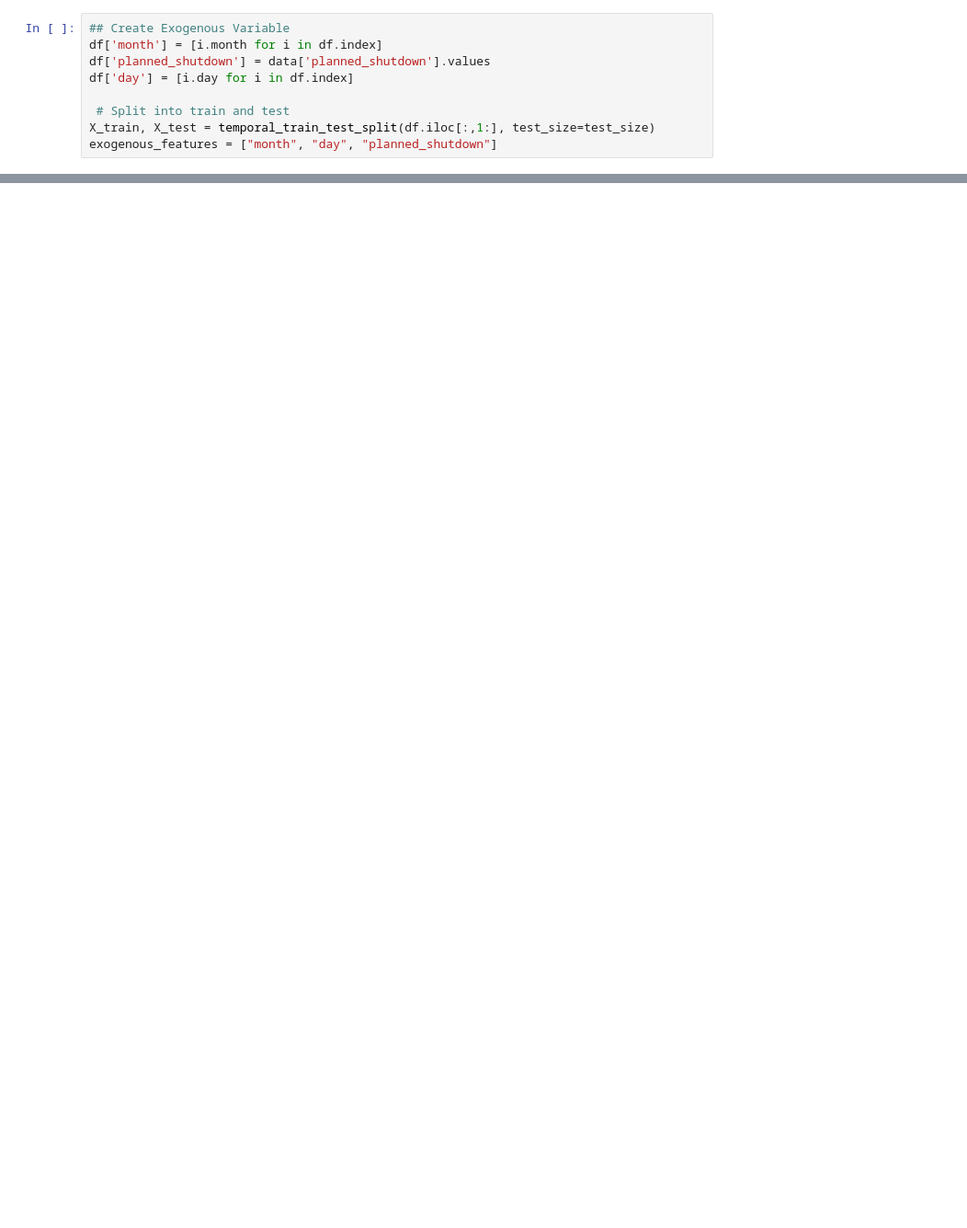
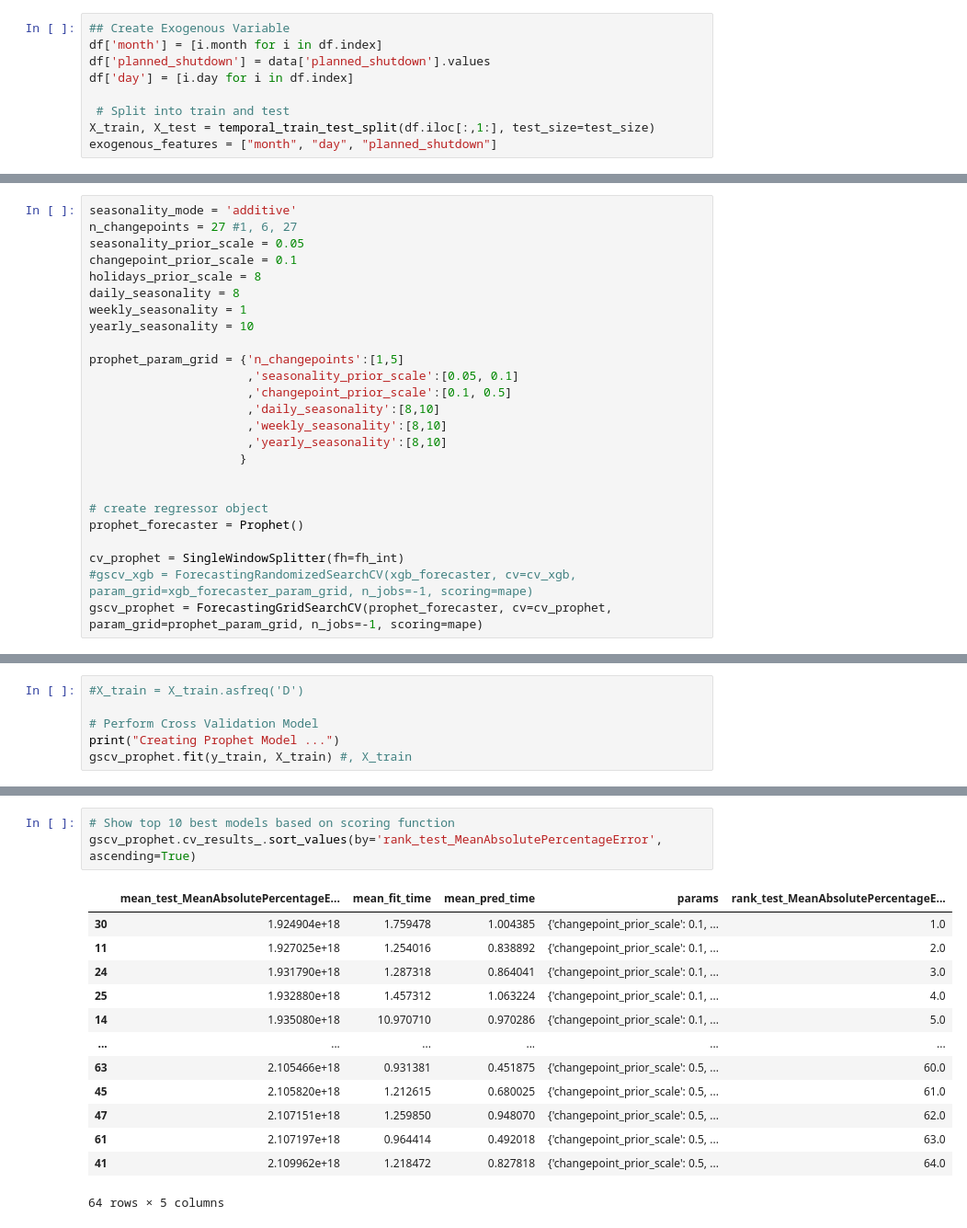
Before and after one commit to kusumy/skk_analytics, a Jupyter notebook: gas_prod/insample/search_model_best_parameter.ipynb, the cells around one changed output, grey strips where cells are left out. Shown: that part at 92% size. Drawn from its saved outputs; the diff is of its cells as text; blank space fills up the shorter version.

```diff
--- a/gas_prod/insample/search_model_best_parameter.ipynb
+++ b/gas_prod/insample/search_model_best_parameter.ipynb
@@ -215,0 +312,25 @@ Random Forest Model Parameters {'backend': 'loky', 'cv__fh': array([  1,   2,
+# %%
+seasonality_mode = 'additive'
+n_changepoints = 27 #1, 6, 27
+seasonality_prior_scale = 0.05
+changepoint_prior_scale = 0.1
+holidays_prior_scale = 8
+daily_seasonality = 8
+weekly_seasonality = 1
+yearly_seasonality = 10
+
+prophet_param_grid = {'n_changepoints':[1,5]
+                      ,'seasonality_prior_scale':[0.05, 0.1]
+                      ,'changepoint_prior_scale':[0.1, 0.5]
+                      ,'daily_seasonality':[8,10]
+                      ,'weekly_seasonality':[8,10]
+                      ,'yearly_seasonality':[8,10]
+                     }
+
+
+# create regressor object
+prophet_forecaster = Prophet()
+
+cv_prophet = SingleWindowSplitter(fh=fh_int)
+#gscv_xgb = ForecastingRandomizedSearchCV(xgb_forecaster, cv=cv_xgb, param_grid=xgb_forecaster_param_grid, n_jobs=-1, scoring=mape)
+gscv_prophet = ForecastingGridSearchCV(prophet_forecaster, cv=cv_prophet, param_grid=prophet_param_grid, n_jobs=-1, scoring=mape)
@@ -215,0 +343,6 @@ Random Forest Model Parameters {'backend': 'loky', 'cv__fh': array([  1,   2,
+# %%
+#X_train = X_train.asfreq('D')
+
+# Perform Cross Validation Model
+print("Creating Prophet Model ...")
+gscv_prophet.fit(y_train, X_train) #, X_train
@@ -215,0 +374,17 @@ Random Forest Model Parameters {'backend': 'loky', 'cv__fh': array([  1,   2,
+# %%
+# Show top 10 best models based on scoring function
+gscv_prophet.cv_results_.sort_values(by='rank_test_MeanAbsolutePercentageError', ascending=True)
+# %% [output]
+|  | mean_test_MeanAbsolutePercentageE... | mean_fit_time | mean_pred_time | params | rank_test_MeanAbsolutePercentageE... |
+| 30 | 1.924904e+18 | 1.759478 | 1.004385 | {'changepoint_prior_scale': 0.1, ... | 1.0 |
+| 11 | 1.927025e+18 | 1.254016 | 0.838892 | {'changepoint_prior_scale': 0.1, ... | 2.0 |
+| 24 | 1.931790e+18 | 1.287318 | 0.864041 | {'changepoint_prior_scale': 0.1, ... | 3.0 |
+| 25 | 1.932880e+18 | 1.457312 | 1.063224 | {'changepoint_prior_scale': 0.1, ... | 4.0 |
+| 14 | 1.935080e+18 | 10.970710 | 0.970286 | {'changepoint_prior_scale': 0.1, ... | 5.0 |
+| ... | ... | ... | ... | ... | ... |
+| 63 | 2.105466e+18 | 0.931381 | 0.451875 | {'changepoint_prior_scale': 0.5, ... | 60.0 |
+| 45 | 2.105820e+18 | 1.212615 | 0.680025 | {'changepoint_prior_scale': 0.5, ... | 61.0 |
+| 47 | 2.107151e+18 | 1.259850 | 0.948070 | {'changepoint_prior_scale': 0.5, ... | 62.0 |
+| 61 | 2.107197e+18 | 0.964414 | 0.492018 | {'changepoint_prior_scale': 0.5, ... | 63.0 |
+| 41 | 2.109962e+18 | 1.218472 | 0.827818 | {'changepoint_prior_scale': 0.5, ... | 64.0 |
+64 rows × 5 columns
```
Also changed, not shown: parts of 50 cells of this notebook.
